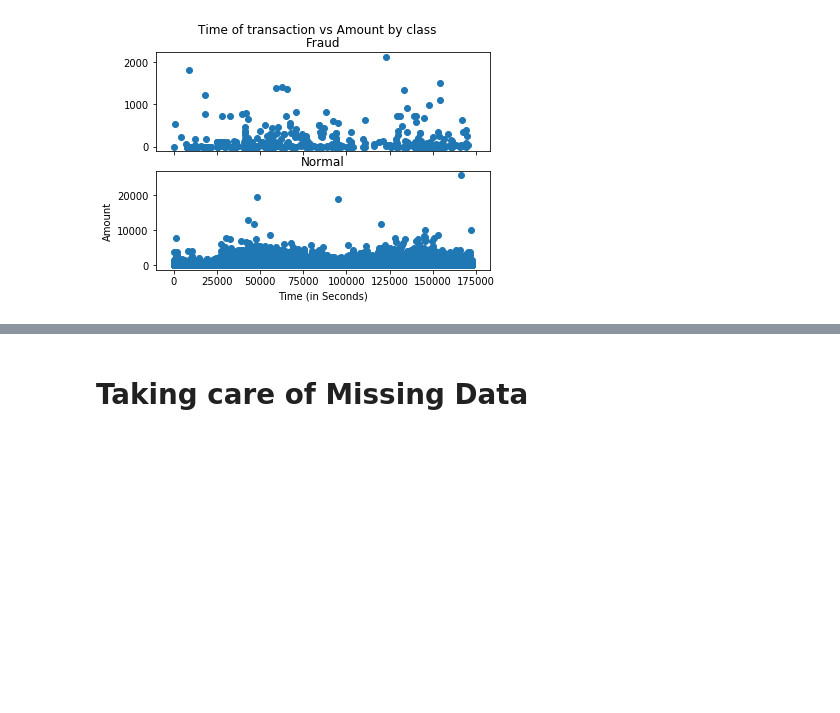
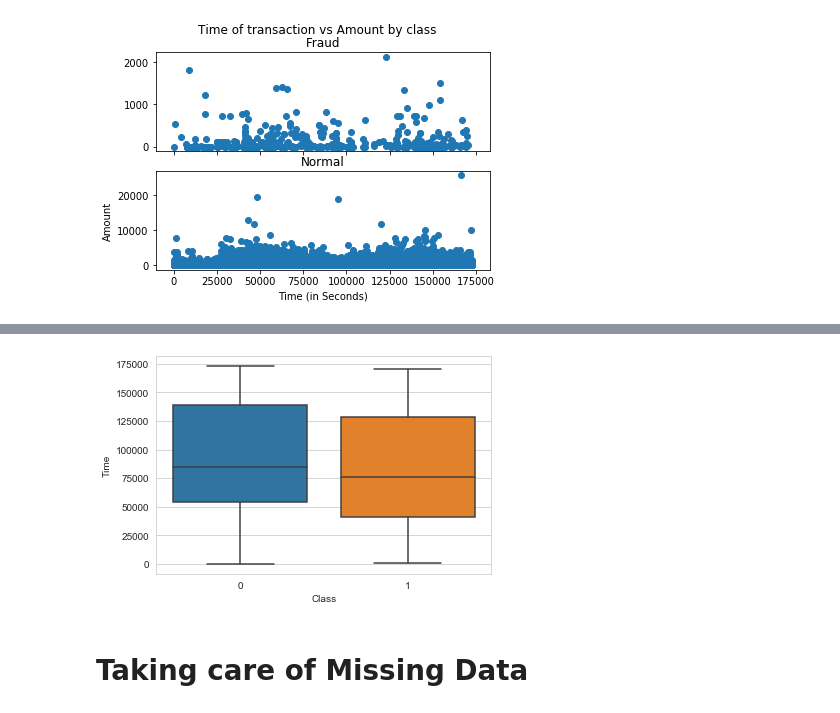
Before and after one commit to SmartPracticeschool/llSPS-INT-1159-Credit-Card-Fraud-Detection, a Jupyter notebook: Credit Card Fraud Detection.ipynb, the cells around one changed output, grey strips where cells are left out. Saved outputs shown, nothing was run; the diff lists cells and outputs as text; code cells hidden in the pictures; blank space fills up the shorter version.

```diff
--- a/Credit Card Fraud Detection.ipynb
+++ b/Credit Card Fraud Detection.ipynb
@@ -168,3 +242,8 @@ plt.show()
+# %%
+sn.boxplot(x = "Class", y = "Time", data = df)
+plt.show()
+# %% [output]
+[figure, added]
 # %% [markdown]
 # Taking care of Missing Data
 # %%
```
Also changed, not shown: parts of 21 cells of this notebook.
